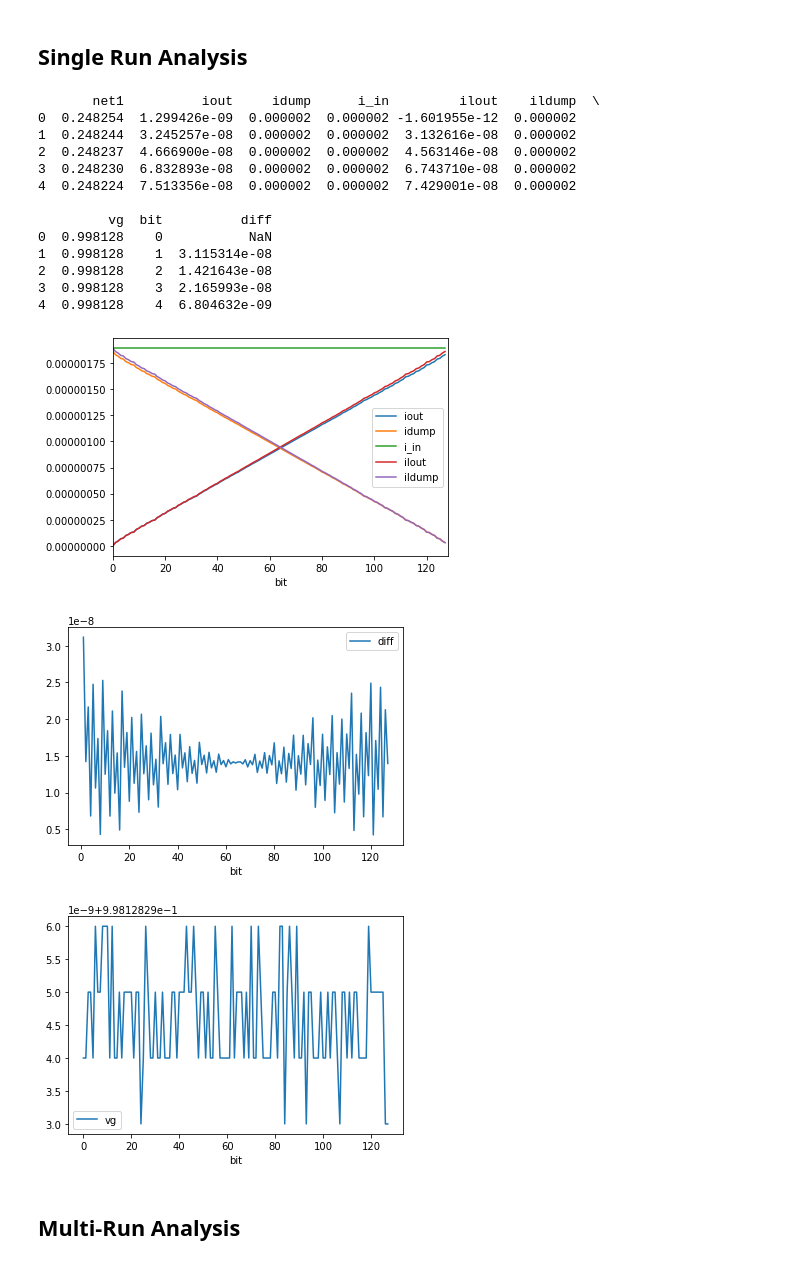
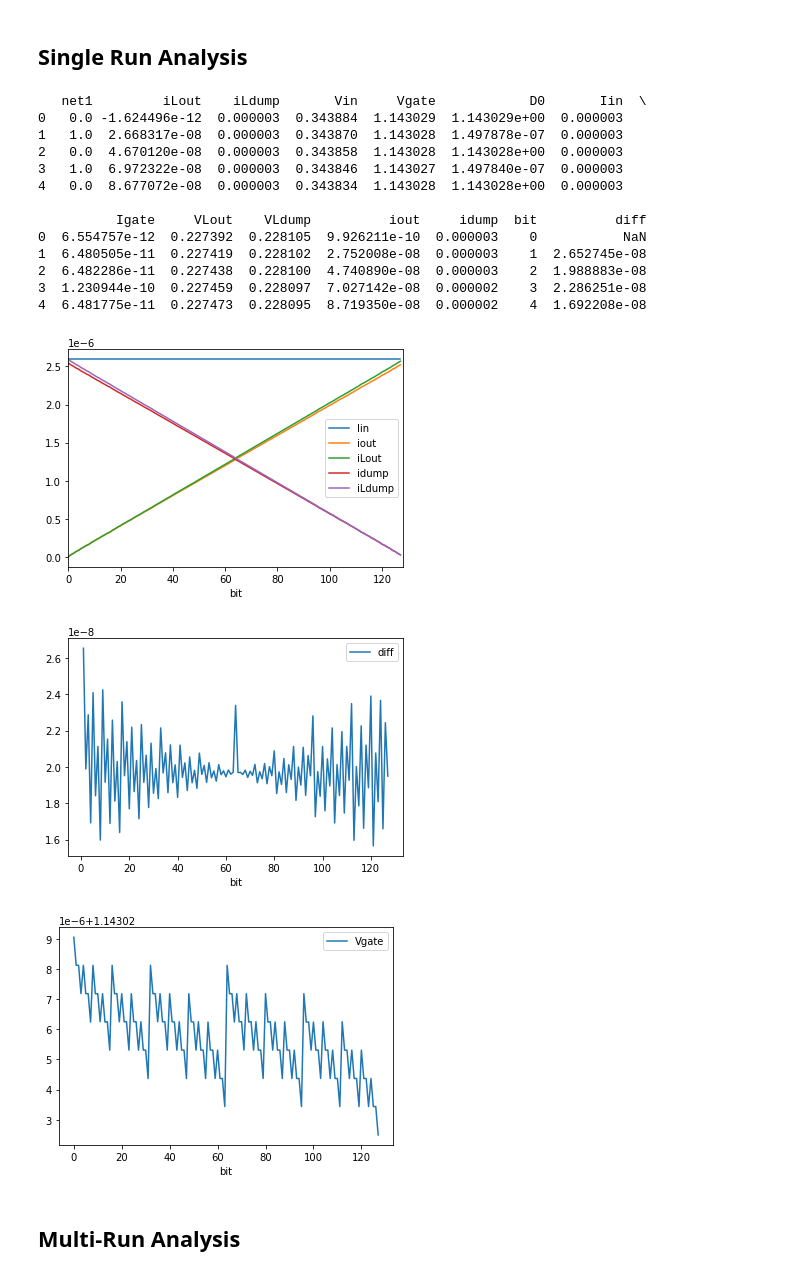
Before and after one commit to wFairmanOlin/madvlsi_proj_4, a Jupyter notebook: analysis.ipynb, the cells around one changed output. Cells and saved outputs as stored; diff of their text form; code cells hidden in the pictures.

```diff
--- a/analysis.ipynb
+++ b/analysis.ipynb
@@ -5,44 +5,43 @@
 # %%
 import pandas as pd
 import numpy as np
 from matplotlib import pyplot as plt
 
 # load data
 data = pd.read_csv("data/mc_dac1.txt", sep=" +", engine='python')
-data.columns = ["net1", "iout", "idump", "i_in", "ilout", "ildump", "vg"]
+data.columns = ["net1", "iLout", "iLdump", "Vin", "Vgate", "D0", "Iin", "Igate", "VLout", "VLdump", "iout", "idump"]
 data["bit"] = data.index
-
 
 
 
 #generate curret steps
 data["diff"] = data["iout"].diff(1)
 # print sample of dataframe
 print(data.head())
 
-data.plot("bit", ["iout", "idump", "i_in", "ilout", "ildump"], xlim=(0,128))
+data.plot("bit", ["Iin", "iout", "iLout", "idump", "iLdump"], xlim=(0,128))
 plt.show()
 data.plot("bit", "diff")
 plt.show()
-data.plot("bit", "vg")
+data.plot("bit", "Vgate")
 plt.show()
 # %% [output]
-       net1          iout     idump      i_in         ilout    ildump  \
-0  0.248254  1.299426e-09  0.000002  0.000002 -1.601955e-12  0.000002
-1  0.248244  3.245257e-08  0.000002  0.000002  3.132616e-08  0.000002
-2  0.248237  4.666900e-08  0.000002  0.000002  4.563146e-08  0.000002
-3  0.248230  6.832893e-08  0.000002  0.000002  6.743710e-08  0.000002
-4  0.248224  7.513356e-08  0.000002  0.000002  7.429001e-08  0.000002
+   net1         iLout    iLdump       Vin     Vgate            D0       Iin  \
+0   0.0 -1.624496e-12  0.000003  0.343884  1.143029  1.143029e+00  0.000003
+1   1.0  2.668317e-08  0.000003  0.343870  1.143028  1.497878e-07  0.000003
+2   0.0  4.670120e-08  0.000003  0.343858  1.143028  1.143028e+00  0.000003
+3   1.0  6.972322e-08  0.000003  0.343846  1.143027  1.497840e-07  0.000003
+4   0.0  8.677072e-08  0.000003  0.343834  1.143028  1.143028e+00  0.000003
 
-         vg  bit          diff
-0  0.998128    0           NaN
-1  0.998128    1  3.115314e-08
-2  0.998128    2  1.421643e-08
-3  0.998128    3  2.165993e-08
-4  0.998128    4  6.804632e-09
+          Igate     VLout    VLdump          iout     idump  bit          diff
+0  6.554757e-12  0.227392  0.228105  9.926211e-10  0.000003    0           NaN
+1  6.480505e-11  0.227419  0.228102  2.752008e-08  0.000003    1  2.652745e-08
+2  6.482286e-11  0.227438  0.228100  4.740890e-08  0.000003    2  1.988883e-08
+3  1.230944e-10  0.227459  0.228097  7.027142e-08  0.000002    3  2.286251e-08
+4  6.481775e-11  0.227473  0.228095  8.719350e-08  0.000002    4  1.692208e-08
-[figure, old version]
+[figure, new version]
-[figure, old version]
+[figure, new version]
-[figure, old version]
+[figure, new version]
 # %% [markdown]
 ## Multi-Run Analysis
 # %%
```
Also changed, not shown: parts of 2 cells of this notebook, 5 other files.
